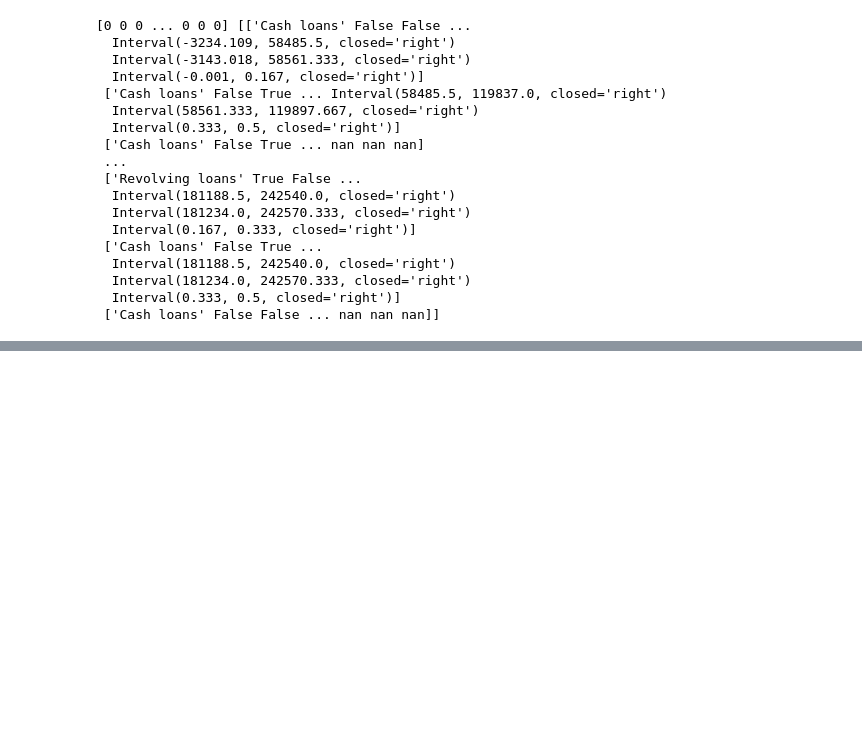
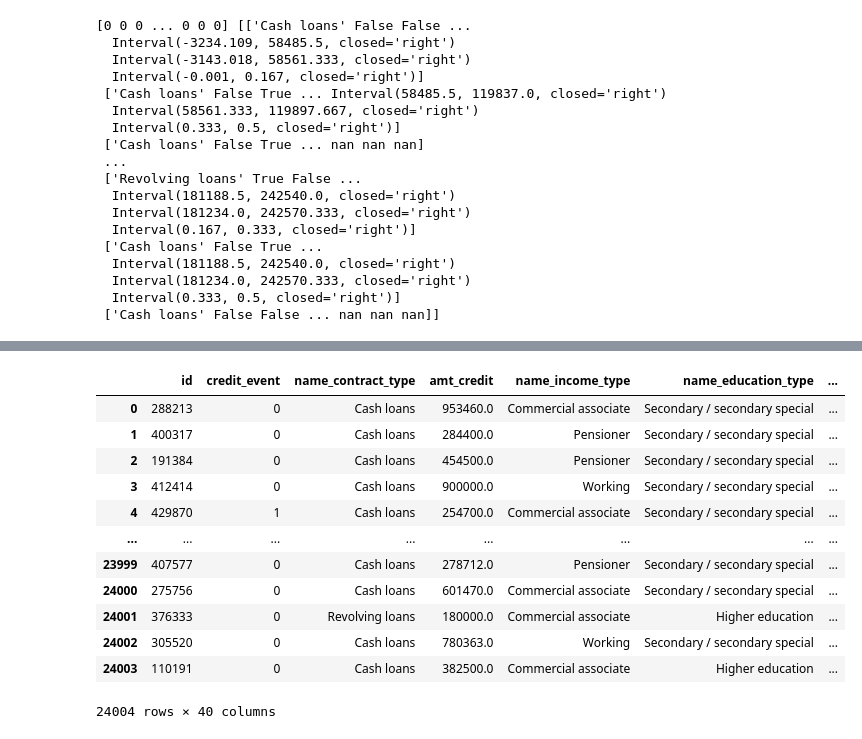
Before and after one commit to datawithalvin/credit-scoring-advance, a Jupyter notebook: notebooks/01-feature-filtering.ipynb, the cells around one changed output, grey strips where cells are left out. Saved outputs shown, nothing was run; the diff lists cells and outputs as text; code cells hidden in the pictures; blank space fills up the shorter version.

```diff
--- a/notebooks/01-feature-filtering.ipynb
+++ b/notebooks/01-feature-filtering.ipynb
@@ -68,0 +306,19 @@ for i, feature in enumerate(features):
+# %%
+# identify high correlated feature pairs
+# this will helps in feature reduction that could improve our model performance later
+# set threshold to 0.7 as starting point as it also commonly used in practice
+columns = correlation_matrix.columns
+high_corr_list = []
+threshold = 0.7
+
+# loop thru the correlation matrix and find pairs of features with a correlation coeeficient greater than 0.7
+for i in range(len(columns)-1):
+    for j in range(i+1, len(columns)):
+        if abs(correlation_matrix.iloc[i, j]) > threshold:
+            high_corr_list.append({"x":[columns[i]], "y":[columns[j]]})
+
+
+high_corr_pairs = pd.DataFrame(high_corr_list)
+
+# display
+high_corr_pairs.head()
@@ -68,0 +332,18 @@ for i, feature in enumerate(features):
+# %%
+# identify features that need to be removed by compares the IV of the two features
+var_to_remove = []
+
+# loop thru the high_corr_pairs
+for i, row in high_corr_pairs.iterrows():
+    # if the IV row[x] greater than the IV of the feature row[y], remove the feature row[y] considered it less informative since its IV is lower
+    if ivs[row["x"][0]] > ivs[row["y"][0]]:
+        var_to_remove.append(row["y"])
+    # if IV feature row[y] greater or if the IV are equal, return feature row[x]
+    else:
+        var_to_remove.append(row["x"])
+
+# create a unique list of variables to remove
+var_to_remove = list(np.unique(var_to_remove))
+
+# display result
+var_to_remove
@@ -68,0 +378,20 @@ for i, feature in enumerate(features):
+# %%
+# filter the applications dataframe by drop the less informative of each highly correlated features
+final_application_features_filtered = application_initial_filter.drop(var_to_remove, axis=1)
+
+# display it
+final_application_features_filtered
+# %% [output]
+|  | id | credit_event | name_contract_type | amt_credit | name_income_type | name_education_type | ... |
+| 0 | 288213 | 0 | Cash loans | 953460.0 | Commercial associate | Secondary / secondary special | ... |
+| 1 | 400317 | 0 | Cash loans | 284400.0 | Pensioner | Secondary / secondary special | ... |
+| 2 | 191384 | 0 | Cash loans | 454500.0 | Pensioner | Secondary / secondary special | ... |
+| 3 | 412414 | 0 | Cash loans | 900000.0 | Working | Secondary / secondary special | ... |
+| 4 | 429870 | 1 | Cash loans | 254700.0 | Commercial associate | Secondary / secondary special | ... |
+| ... | ... | ... | ... | ... | ... | ... | ... |
+| 23999 | 407577 | 0 | Cash loans | 278712.0 | Pensioner | Secondary / secondary special | ... |
+| 24000 | 275756 | 0 | Cash loans | 601470.0 | Commercial associate | Secondary / secondary special | ... |
+| 24001 | 376333 | 0 | Revolving loans | 180000.0 | Commercial associate | Higher education | ... |
+| 24002 | 305520 | 0 | Cash loans | 780363.0 | Working | Secondary / secondary special | ... |
+| 24003 | 110191 | 0 | Cash loans | 382500.0 | Commercial associate | Higher education | ... |
+24004 rows × 40 columns
```
Also changed, not shown: parts of 20 cells of this notebook, 2 other files.
